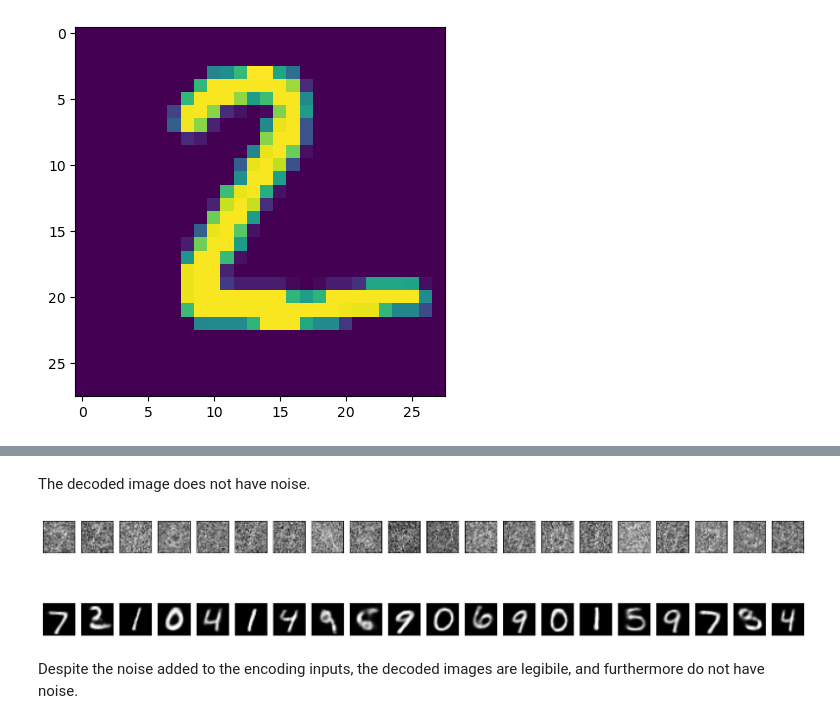
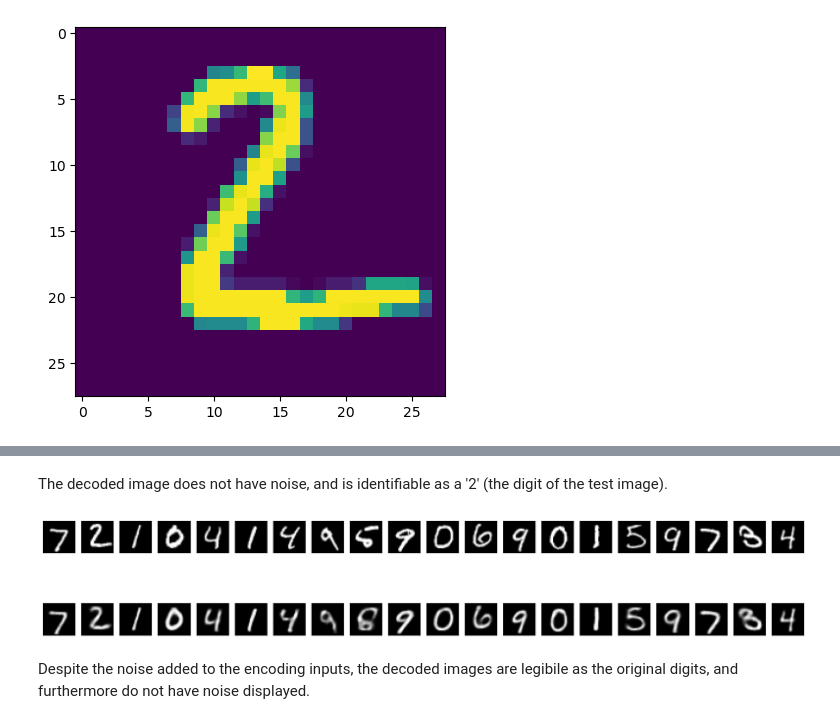
Before and after one commit to bbiscoll/mlnn_Summer2023, a Jupyter notebook: 12/Week_12_Jupyter_Notebook_Submission.ipynb, the cells around one changed output, grey strips where cells are left out. Cells and saved outputs as stored; diff of their text form; code cells hidden in the pictures.

```diff
--- a/12/Week_12_Jupyter_Notebook_Submission.ipynb
+++ b/12/Week_12_Jupyter_Notebook_Submission.ipynb
@@ -169,25 +161,25 @@ plt.imshow(decoded_imgs[1].reshape(28,28))
-# %% [markdown]
-The decoded image does not have noise.
+# %% [markdown]
+The decoded image does not have noise, and is identifiable as a '2' (the digit of the test image).
 # %%
 # Using code from the provided sheet to compare encoded images with resulting decoded images:
 n = 20  # how many digits we will display
 plt.figure(figsize=(20, 4))
 for i in range(n):
     # display original
     ax = plt.subplot(2, n, i + 1)
-    plt.imshow(xtest_noise_added[i].reshape(28, 28))
+    plt.imshow(xtest[i].reshape(28, 28))
     plt.gray()
     ax.get_xaxis().set_visible(False)
     ax.get_yaxis().set_visible(False)
 
     # display reconstruction
     ax = plt.subplot(2, n, i + 1 + n)
     plt.imshow(decoded_imgs[i].reshape(28, 28))
     plt.gray()
     ax.get_xaxis().set_visible(False)
     ax.get_yaxis().set_visible(False)
 plt.show()
 # %% [output]
-[figure, old version]
+[figure, new version]
-# %% [markdown]
-Despite the noise added to the encoding inputs, the decoded images are legibile, and furthermore do not have noise.
+# %% [markdown]
+Despite the noise added to the encoding inputs, the decoded images are legibile as the original digits, and furthermore do not have noise displayed.
```
Also changed, not shown: parts of 9 cells of this notebook, 1 other file.
